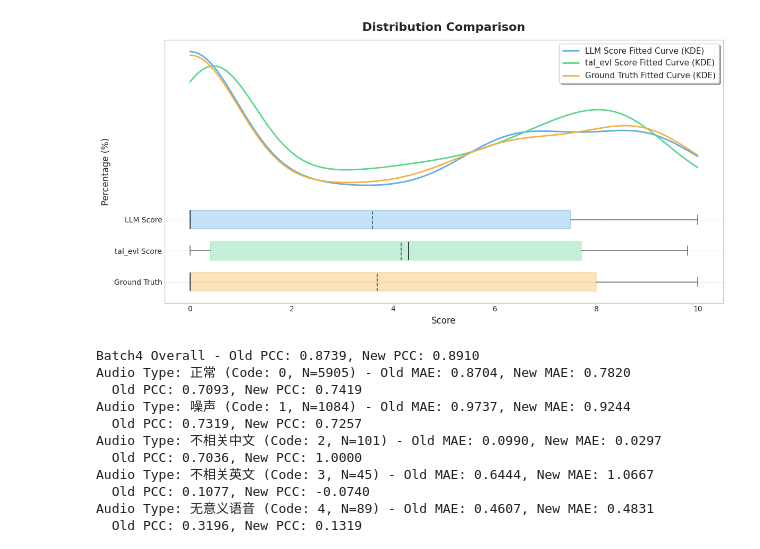
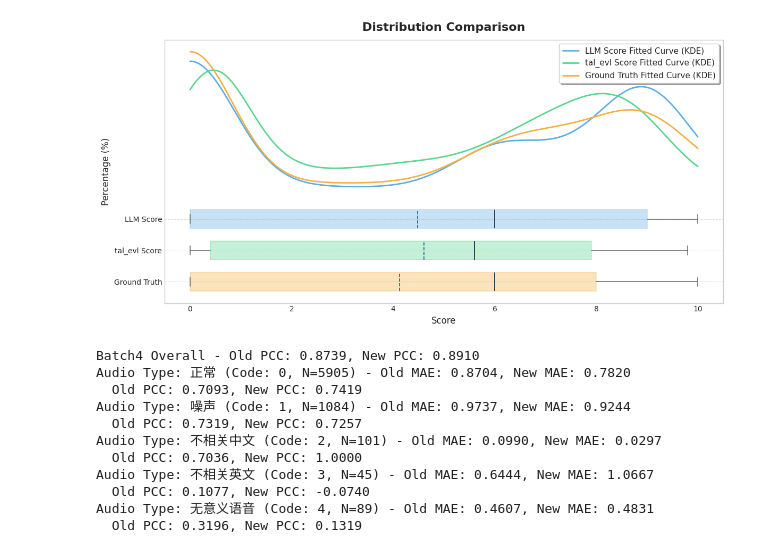
Before and after one commit to FreeLo0op/kimi-sft, a Jupyter notebook: utils/stastic/abnoraml_stastic.ipynb, the cells around one changed output. Saved outputs shown, nothing was run; the diff lists cells and outputs as text; code cells hidden in the pictures.

```diff
--- a/utils/stastic/abnoraml_stastic.ipynb
+++ b/utils/stastic/abnoraml_stastic.ipynb
@@ -248,10 +255,30 @@ def plot_box_only(data1, data2, data3, labels=("Series 1", "Series 2", "Series 3
     plt.show()
 # %%
 # score1:线上模型得分，score2: llm模型得分
-data_info_path = '/mnt/pfs_l2/jieti_team/SFT/hupeng/data/tal-k12/test/abnormal_data/data_info_uniq_modify.csv'
-data_info = pd.read_csv(data_info_path, sep='\t', dtype={'wavname': str, 'text': str, 'score1': float, 'score2': float, 'audio_type': str})
+# data_info_path = '/mnt/pfs_l2/jieti_team/SFT/hupeng/data/tal-k12/test/abnormal_data/data_info_uniq_modify.csv'
+# data_info = pd.read_csv(data_info_path, sep='\t', dtype={'wavname': str, 'text': str, 'score1': float, 'score2': float, 'audio_type': str})
+
+data_info_path = '/mnt/pfs_l2/jieti_team/SFT/hupeng/data/en/audio_detect/test/label_only_abnormal_v2.csv'
+data_info = pd.read_csv(data_info_path, sep='\t', dtype={'wavname': str, 'text': str, 'pron_score': float, 'audio_type': str})
+data_info['score2'] = -1
+
+# 交集数据
+intersect_df = pd.read_csv('/mnt/pfs_l2/jieti_team/SFT/speech/fangdongyan/fdy_10.19.36.121/00-code_backup/tal_kh_evl_tools/data_pipeline/files/testdataset/test_dataset_0121_score.tsv', sep='\t')
+data_info = data_info[data_info['wavname'].isin(intersect_df['wavname'].tolist())]
 # %%
 # new_infer_res = '/mnt/pfs_l2/jieti_team/SFT/hupeng/resources/PaMLLM/PaMLLM_kimi_v3.1/model_infer_ephch3/infer_res/abnormal_dataset.tsv'
-new_infer_res = '/mnt/pfs_l2/jieti_team/SFT/hupeng/resources/PaMLLM/PaMLLM_kimi_v3.3/infer_model/infer_res/abnormal_dataset.tsv'
+# new_infer_res = '/mnt/pfs_l2/jieti_team/SFT/hupeng/resources/PaMLLM/PaMLLM_kimi_v3.1/infer_model_distill_epoch1_epoch3/infer_res/abnormal_dataset.tsv'
+# new_infer_res = '/mnt/pfs_l2/jieti_team/SFT/hupeng/resources/PaMLLM/PaMLLM_kimi_v3.3/infer_model/infer_res/abnormal_dataset.tsv'
+# new_infer_res = '/mnt/pfs_l2/jieti_team/SFT/hupeng/resources/PaMLLM/PaMLLM_kimi_v3.5/infer_model_b1_epoch2/infer_res/abnormal_dataset.tsv'
+new_infer_res = '/mnt/pfs_l2/jieti_team/SFT/hupeng/resources/PaMLLM/PaMLLM_kimi_v3.6/infer_model_b1/infer_res/abnormal_dataset.tsv'
+
 data_info_new = data_info.copy()
 data_info_new = llm_score_remap(new_infer_res, data_info_new)
+data_info_new = data_info_new[data_info_new['score2'] != -1]
+statistical_indicators_compute(data_info_new, 'score2')
+# PCC:0.6783    reject rate:0.9062
+# v3.6 cpkt3000 0.6605 0.9297
+# v3.6 cokt4000 0.6491 0.9197"
+# v3.6 cpkt4581 0.6390 0.9279
+# v3.6_b1 ckpt9000 0.6540 0.9161
+# v3.6_b1 0.6496 0.9297
@@ -410,28 +414,28 @@ Audio Type: 多说话人 (Code: 8) Sample Size: 200
 # %%
-scores_llm = data_info['score2'].tolist()
-scores_tal = (data_info['score1']/10).tolist()
-scores_label = data_info['label'].tolist()
+scores_llm = data_info_new['score2'].tolist()
+scores_tal = (data_info_new['pron_score']/10).tolist()
+scores_label = data_info_new['label'].tolist()
 
 plot_distribution(
     scores_llm,
     scores_tal,
     scores_label,
     interval=1,
     labels=("LLM Score", "tal_evl Score", "Ground Truth"),
     title='Distribution Comparison',
     xlabel='Score'
 )
 
 # plot_box_only(
 #     scores_llm,
 #     scores_tal,
 #     scores_label,
 #     labels=("LLM Score", "tal_evl Score", "Ground Truth"),
 #     title='Box Plot Comparison',
 #     xlabel='Score'
 # )
 # %% [output]
-[figure, old version]
+[figure, new version]
 # %%
 # batch4 新旧对比
 label_batch4 = '/mnt/pfs_l2/jieti_team/SFT/hupeng/data/tal-k12/test/label_snt_score_batch4'
```
Also changed, not shown: parts of 11 cells of this notebook, 13 other files.
